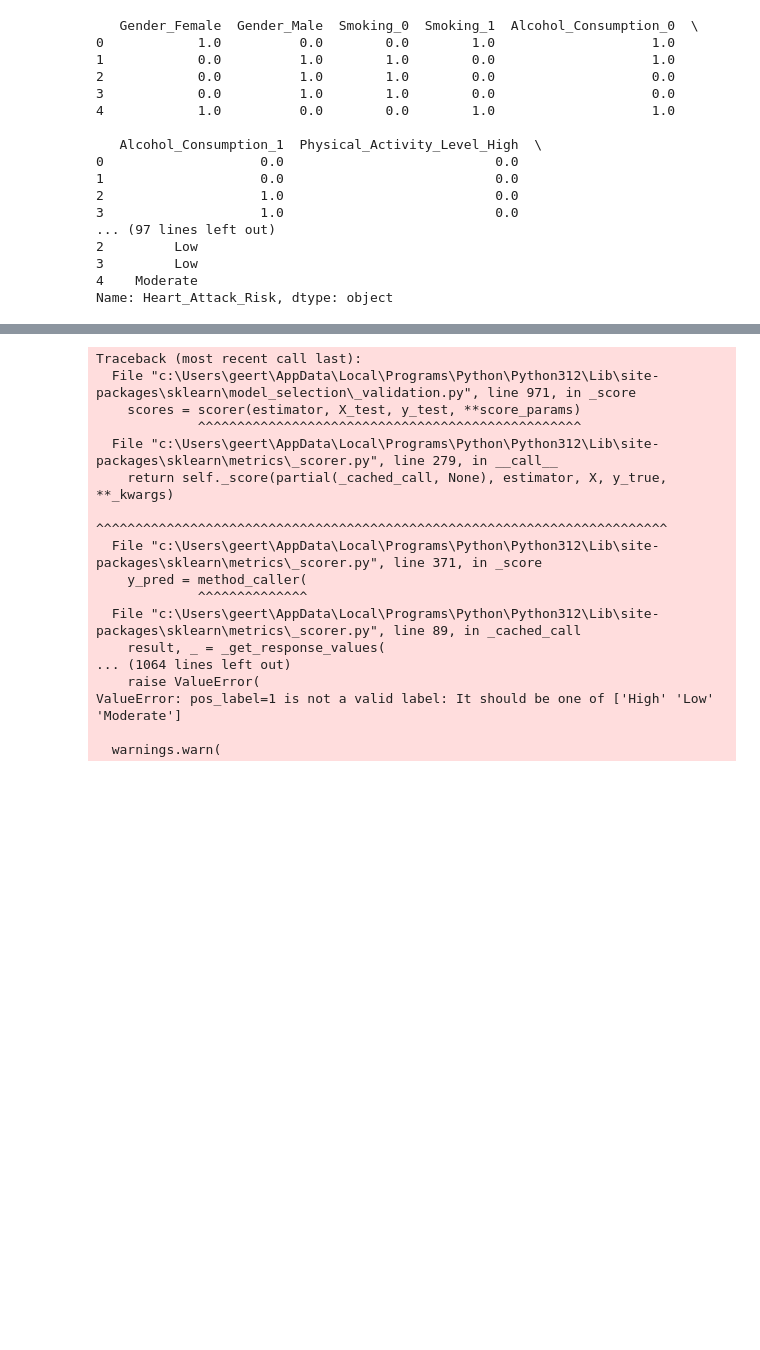
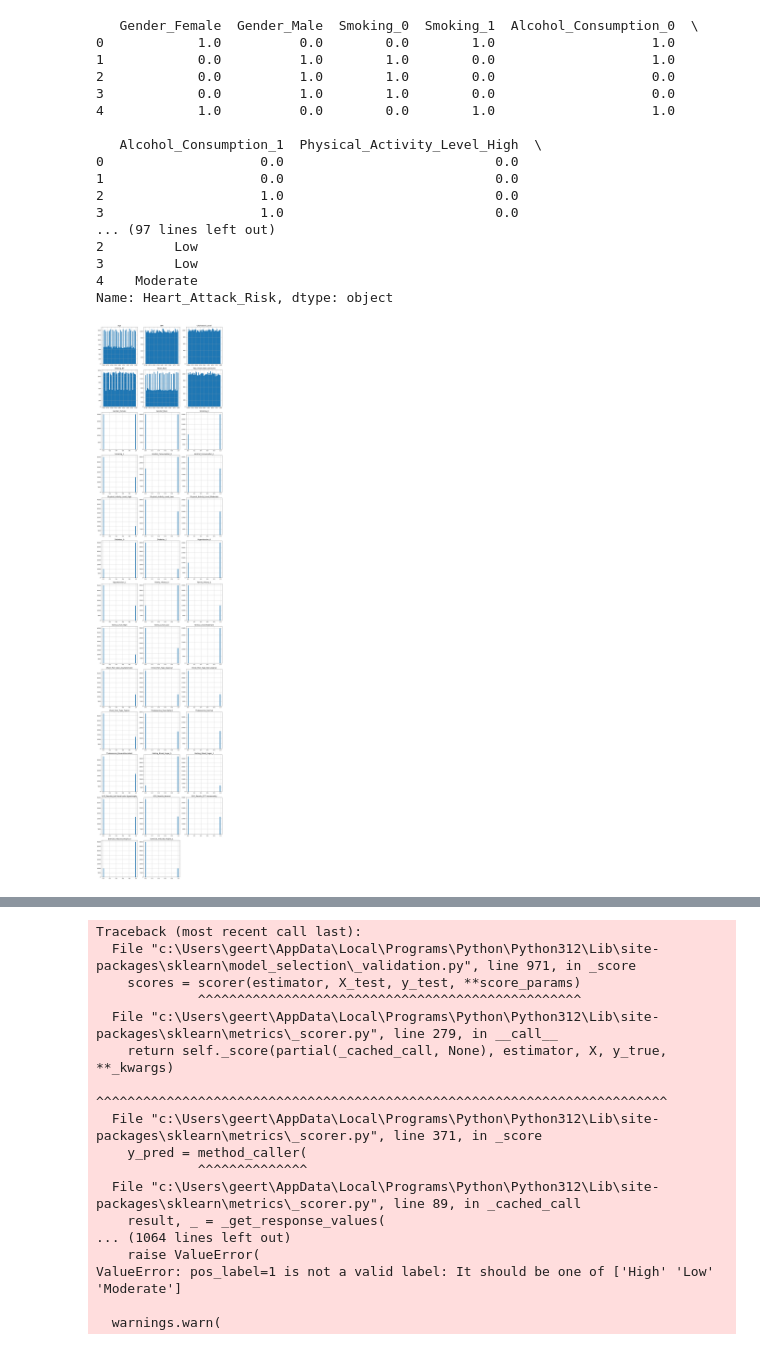
Before and after one commit to wheselmans/data_science_cases, a Jupyter notebook: cases/Cases_LogReg_Geert_HeartAttackRiskPrediction/CaseLogReg_20250205.ipynb, the cells around one changed output, grey strips where cells are left out. Drawn from its saved outputs; the diff is of its cells as text; code cells hidden in the pictures; blank space fills up the shorter version.

```diff
--- a/cases/Cases_LogReg_Geert_HeartAttackRiskPrediction/CaseLogReg_20250205.ipynb
+++ b/cases/Cases_LogReg_Geert_HeartAttackRiskPrediction/CaseLogReg_20250205.ipynb
@@ -502,21 +599,23 @@ Name: Heart_Attack_Risk, dtype: object
 # %%
 # print histogrammen na feature preparation
 
-
+plot_graphs = True
 if plot_graphs:
     num_plots = len(X.columns)
     num_rows = (num_plots + num_columns - 1) // num_columns
     fig, axes = plt.subplots(num_rows, num_columns, figsize=(15, num_rows * 5))
     axes = axes.flatten()
     for i, column in enumerate(X.columns):
         X[column].hist(bins=50, ax=axes[i])
         axes[i].set_title(column)
     # Hide any unused subplots
     for i in range(num_plots, len(axes)):
         fig.delaxes(axes[i])
     plt.tight_layout()
     save_fig("Feature preparation resultaat")
     plt.show()
+# %% [output]
+[figure, added]
 # %%
 # eerste logreg
 # splits de data set op training en test sets
```
Also changed, not shown: parts of 12 cells of this notebook.
